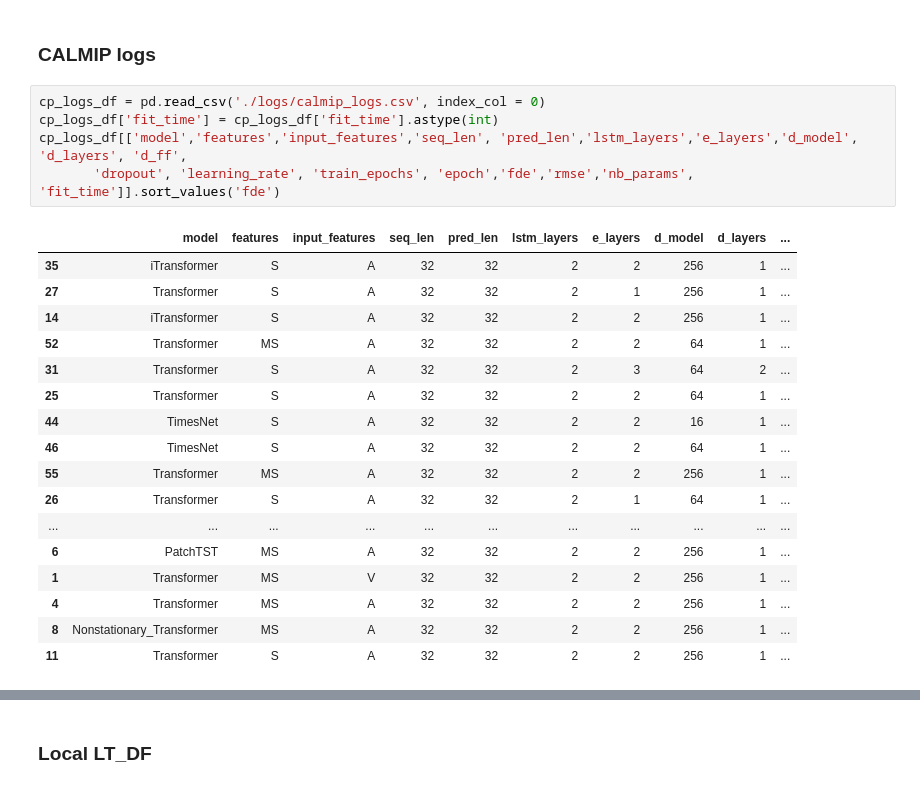
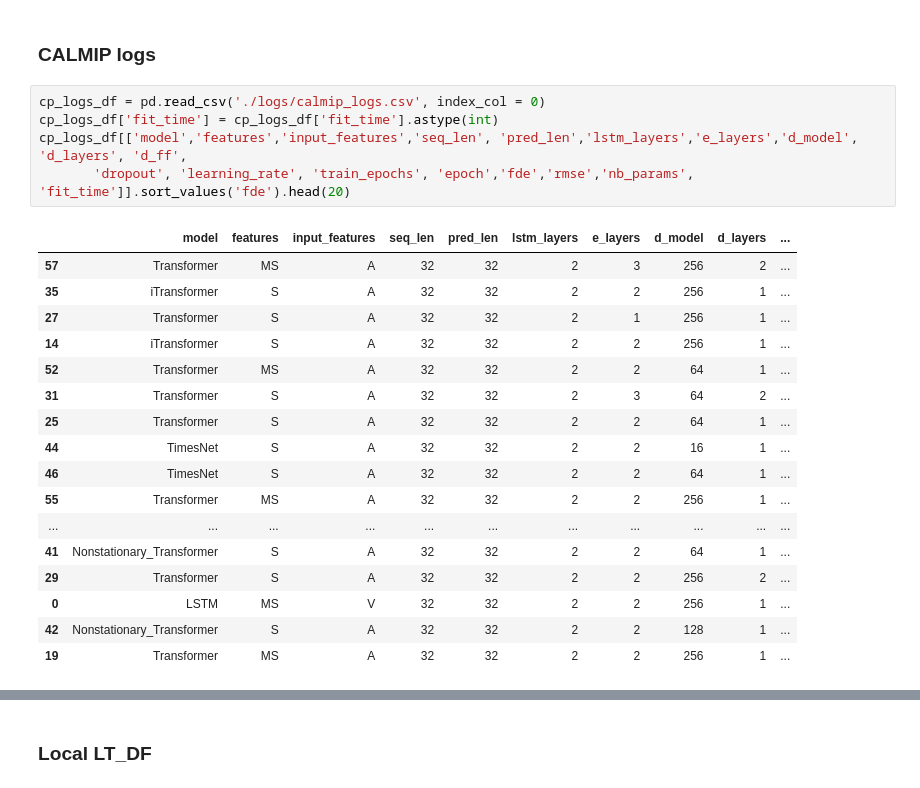
Before and after one commit to arnaud-odet/Time-Series-Library, a Jupyter notebook: results.ipynb, the cells around one changed output, grey strips where cells are left out. Drawn from its saved outputs; the diff is of its cells as text.

```diff
--- a/results.ipynb
+++ b/results.ipynb
@@ -13,10 +13,11 @@ import seaborn as sns
 # %%
 cp_logs_df = pd.read_csv('./logs/calmip_logs.csv', index_col = 0)
 cp_logs_df['fit_time'] = cp_logs_df['fit_time'].astype(int)
 cp_logs_df[['model','features','input_features','seq_len', 'pred_len','lstm_layers','e_layers','d_model', 'd_layers', 'd_ff',
-       'dropout', 'learning_rate', 'train_epochs', 'epoch','fde','rmse','nb_params', 'fit_time']].sort_values('fde')
+       'dropout', 'learning_rate', 'train_epochs', 'epoch','fde','rmse','nb_params', 'fit_time']].sort_values('fde').head(20)
 # %% [output]
 |  | model | features | input_features | seq_len | pred_len | lstm_layers | e_layers | d_model | d_layers | ... |
+| 57 | Transformer | MS | A | 32 | 32 | 2 | 3 | 256 | 2 | ... |
 | 35 | iTransformer | S | A | 32 | 32 | 2 | 2 | 256 | 1 | ... |
 | 27 | Transformer | S | A | 32 | 32 | 2 | 1 | 256 | 1 | ... |
 | 14 | iTransformer | S | A | 32 | 32 | 2 | 2 | 256 | 1 | ... |
@@ -26,13 +27,12 @@ cp_logs_df[['model','features','input_features','seq_len', 'pred_len','lstm_laye
 | 44 | TimesNet | S | A | 32 | 32 | 2 | 2 | 16 | 1 | ... |
 | 46 | TimesNet | S | A | 32 | 32 | 2 | 2 | 64 | 1 | ... |
 | 55 | Transformer | MS | A | 32 | 32 | 2 | 2 | 256 | 1 | ... |
-| 26 | Transformer | S | A | 32 | 32 | 2 | 1 | 64 | 1 | ... |
 | ... | ... | ... | ... | ... | ... | ... | ... | ... | ... | ... |
-| 6 | PatchTST | MS | A | 32 | 32 | 2 | 2 | 256 | 1 | ... |
-| 1 | Transformer | MS | V | 32 | 32 | 2 | 2 | 256 | 1 | ... |
-| 4 | Transformer | MS | A | 32 | 32 | 2 | 2 | 256 | 1 | ... |
-| 8 | Nonstationary_Transformer | MS | A | 32 | 32 | 2 | 2 | 256 | 1 | ... |
-| 11 | Transformer | S | A | 32 | 32 | 2 | 2 | 256 | 1 | ... |
+| 41 | Nonstationary_Transformer | S | A | 32 | 32 | 2 | 2 | 64 | 1 | ... |
+| 29 | Transformer | S | A | 32 | 32 | 2 | 2 | 256 | 2 | ... |
+| 0 | LSTM | MS | V | 32 | 32 | 2 | 2 | 256 | 1 | ... |
+| 42 | Nonstationary_Transformer | S | A | 32 | 32 | 2 | 2 | 128 | 1 | ... |
+| 19 | Transformer | MS | A | 32 | 32 | 2 | 2 | 256 | 1 | ... |
 # %%
 sns.scatterplot( data = cp_logs_df,
                 x = 'rmse', y='fde', alpha = 0.5,
```
Also changed, not shown: parts of 3 cells of this notebook.
